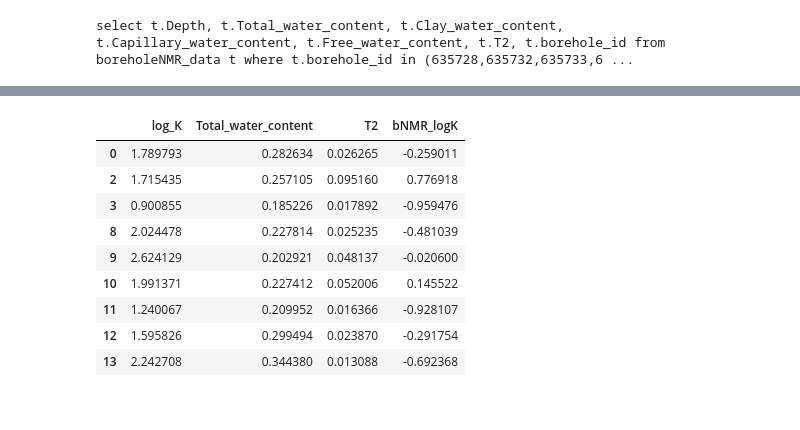
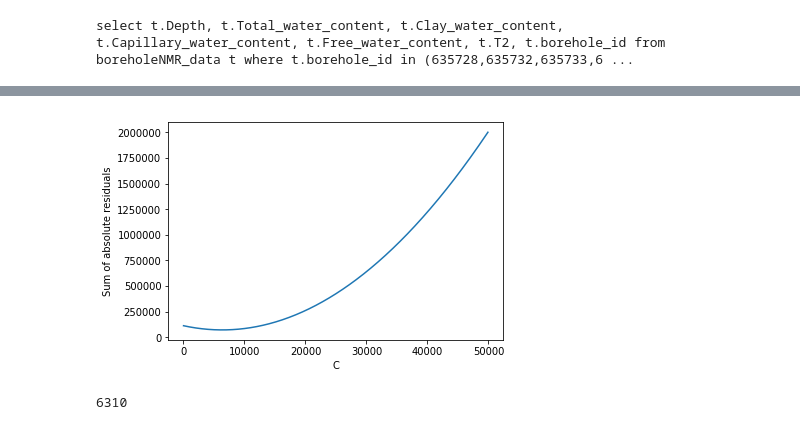
Before and after one commit to GeoscienceAustralia/hydrogeol_utils, a Jupyter notebook: notebooks/calibrate_NMR.ipynb, the cells around one changed output, grey strips where cells are left out. Saved outputs shown, nothing was run; the diff lists cells and outputs as text; code cells hidden in the pictures.

```diff
--- a/notebooks/calibrate_NMR.ipynb
+++ b/notebooks/calibrate_NMR.ipynb
@@ -215,29 +240,37 @@ df_merged
 # %%
 # Now we have the data we can easily estimate the hydraulic conductivity from
 # for values of C and use this to find the optimal value of C for each formation
 
 formation = "Cenozoic sediments"
 
-df_opt = df_merged[df_merged['stratigraphy'] == formation][['log_K','Total_water_content', 'T2']]
+df_opt = df_merged[df_merged['stratigraphy'] == formation][['log_K','Free_water_content',
+                                                            'Total_water_content', 'T2']]
+
+# Do a linear transform
+
+df_opt['K'] = 10**df_opt['log_K']
 
 # Scan a number of different C values
 
-C_vals = np.arange(10, 10000, 5)
+C_vals = np.arange(10,50000, 100)
 
 sum_of_squares = np.nan*np.ones(shape = C_vals.shape)
 
 for i, c in enumerate(C_vals):
-    sum_of_squares[i] = objective_function(df_opt, c, 2, equation= 'SDR')
+    sum_of_squares[i] = objective_function(df_opt, c, 2, equation= 'SDR', loss_fn = 'L2')
+
+# Explore the results
+
+# Find the C that produces the minimum of the residuals
+
+best_C = C_vals[np.argmin(sum_of_squares)]
+plt.close()
+plt.plot(C_vals,sum_of_squares)
+plt.ylabel('Sum of absolute residuals')
+plt.xlabel('C')
+plt.show()
+
+print(best_C)
+# %% [output]
+[figure, added]
+6310
-# %%
-df_opt
-# %% [output]
-|  | log_K | Total_water_content | T2 | bNMR_logK |
-| 0 | 1.789793 | 0.282634 | 0.026265 | -0.259011 |
-| 2 | 1.715435 | 0.257105 | 0.095160 | 0.776918 |
-| 3 | 0.900855 | 0.185226 | 0.017892 | -0.959476 |
-| 8 | 2.024478 | 0.227814 | 0.025235 | -0.481039 |
-| 9 | 2.624129 | 0.202921 | 0.048137 | -0.020600 |
-| 10 | 1.991371 | 0.227412 | 0.052006 | 0.145522 |
-| 11 | 1.240067 | 0.209952 | 0.016366 | -0.928107 |
-| 12 | 1.595826 | 0.299494 | 0.023870 | -0.291754 |
-| 13 | 2.242708 | 0.344380 | 0.013088 | -0.692368 |
```
Also changed, not shown: parts of 7 cells of this notebook, 3 other files.
